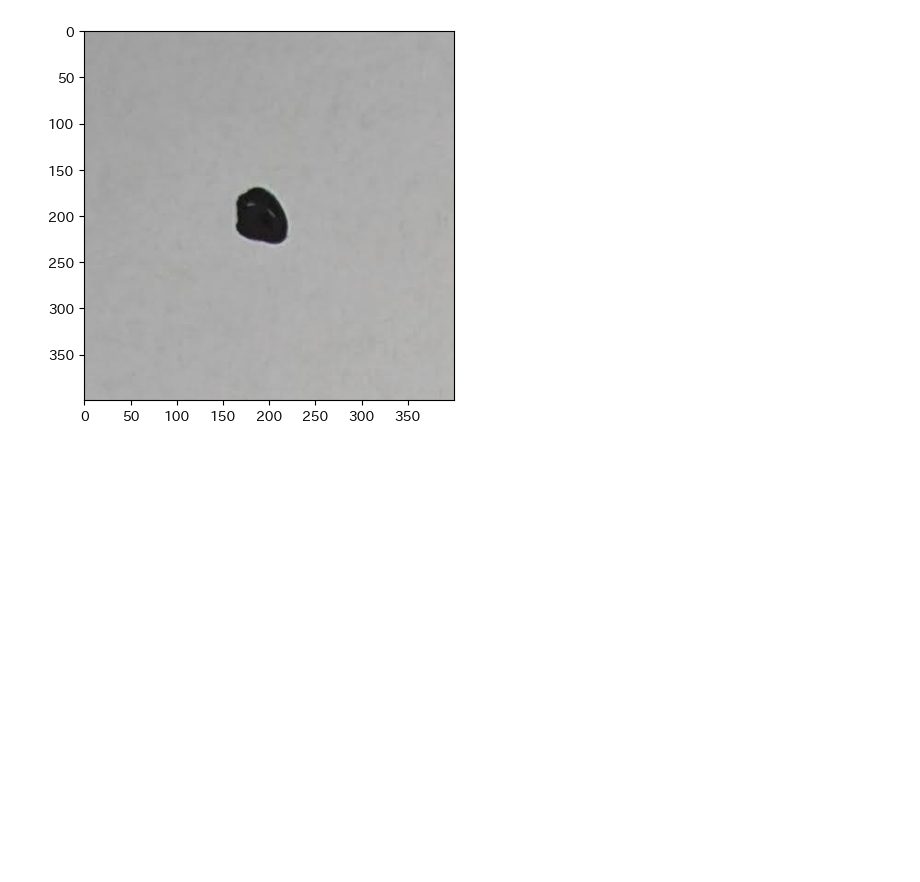
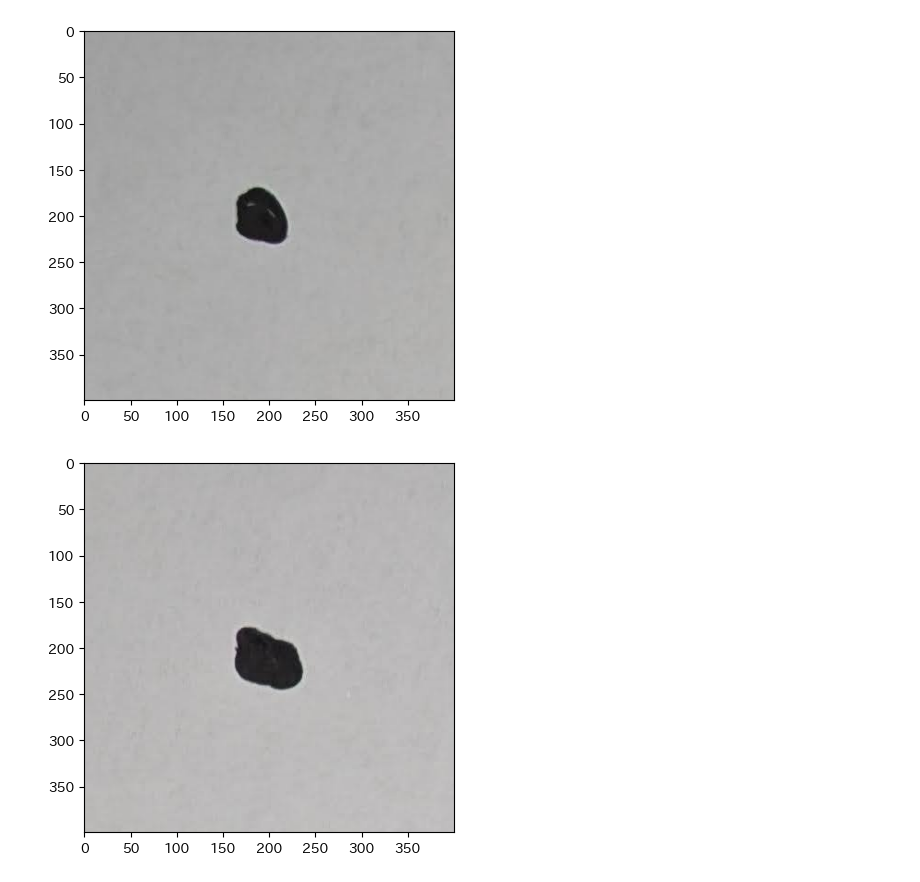
Before and after one commit to Takayoshi-Matsuyama/image_processing, a Jupyter notebook: split_multi_dot_image.ipynb, the cells around one changed output. Saved outputs shown, nothing was run; the diff lists cells and outputs as text; code cells hidden in the pictures; blank space fills up the shorter version.

Commit message:
split - cropping partial images

```diff
--- a/split_multi_dot_image.ipynb
+++ b/split_multi_dot_image.ipynb
@@ -41,3 +41,7 @@ def crop_image(image: np.ndarray, left: int, top: int, width: int = 400, height:
 cropped_image_01 = crop_image(image, left=460, top=690)
 # %% [output]
 [figure]
+# %%
+cropped_image_02 = crop_image(image, left=1190, top=700)
+# %% [output]
+[figure, added]
```
Also changed, not shown: parts of 13 cells of this notebook.
